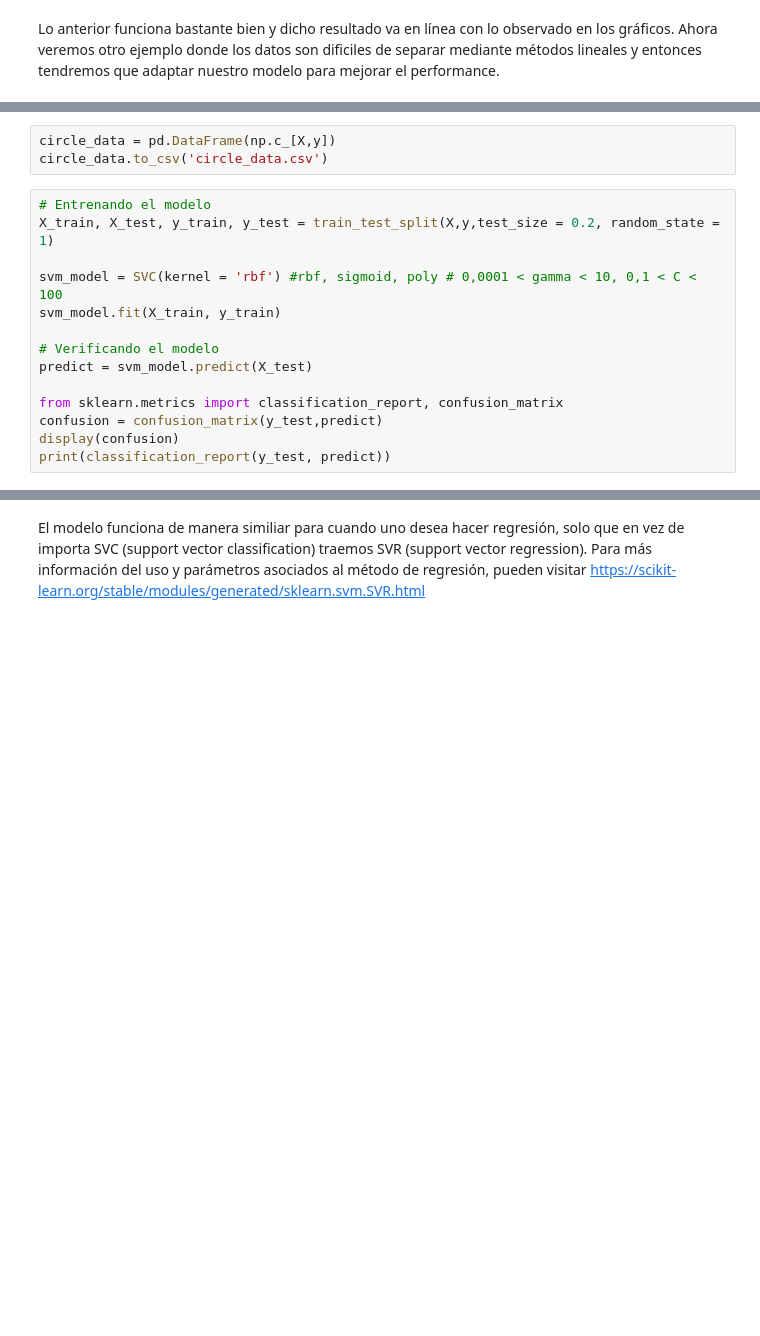
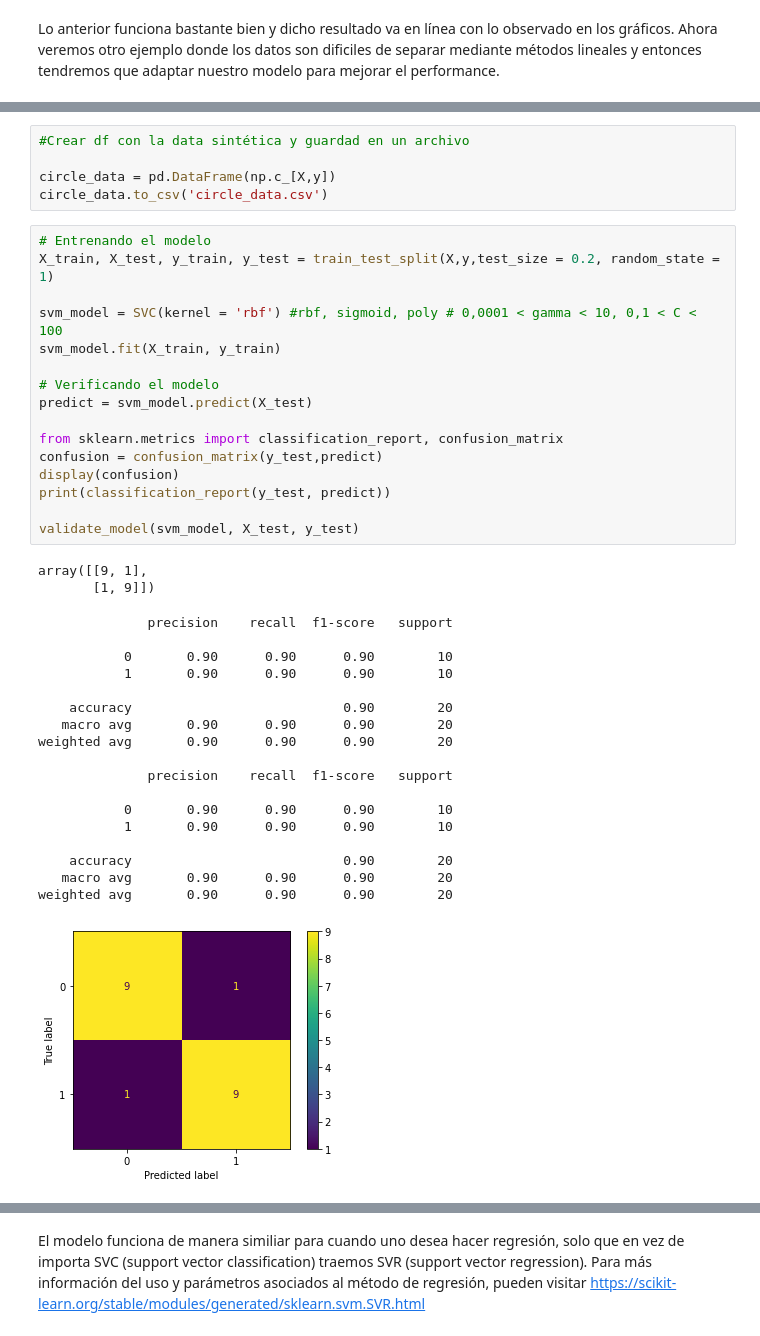
Before and after one commit to Vngel0/Python_UC, a Jupyter notebook: Clase_6_NB_SVM_LDA.ipynb, the cells around one changed output, grey strips where cells are left out. Drawn from its saved outputs; the diff is of its cells as text; blank space fills up the shorter version.

```diff
--- a/Clase_6_NB_SVM_LDA.ipynb
+++ b/Clase_6_NB_SVM_LDA.ipynb
@@ -224,17 +236,42 @@ array([0, 0, 1])
 # %%
+#Crear df con la data sintética y guardad en un archivo
+
 circle_data = pd.DataFrame(np.c_[X,y])
 circle_data.to_csv('circle_data.csv')
 # %%
 # Entrenando el modelo
 X_train, X_test, y_train, y_test = train_test_split(X,y,test_size = 0.2, random_state = 1)
 
 svm_model = SVC(kernel = 'rbf') #rbf, sigmoid, poly # 0,0001 < gamma < 10, 0,1 < C < 100
 svm_model.fit(X_train, y_train)
 
 # Verificando el modelo
 predict = svm_model.predict(X_test)
 
 from sklearn.metrics import classification_report, confusion_matrix
 confusion = confusion_matrix(y_test,predict)
 display(confusion)
 print(classification_report(y_test, predict))
+
+validate_model(svm_model, X_test, y_test)
+# %% [output]
+array([[9, 1],
+       [1, 9]])
+              precision    recall  f1-score   support
+
+           0       0.90      0.90      0.90        10
+           1       0.90      0.90      0.90        10
+
+    accuracy                           0.90        20
+   macro avg       0.90      0.90      0.90        20
+weighted avg       0.90      0.90      0.90        20
+
+              precision    recall  f1-score   support
+
+           0       0.90      0.90      0.90        10
+           1       0.90      0.90      0.90        10
+
+    accuracy                           0.90        20
+   macro avg       0.90      0.90      0.90        20
+weighted avg       0.90      0.90      0.90        20
+[figure, added]
```
Also changed, not shown: parts of 19 cells of this notebook.
